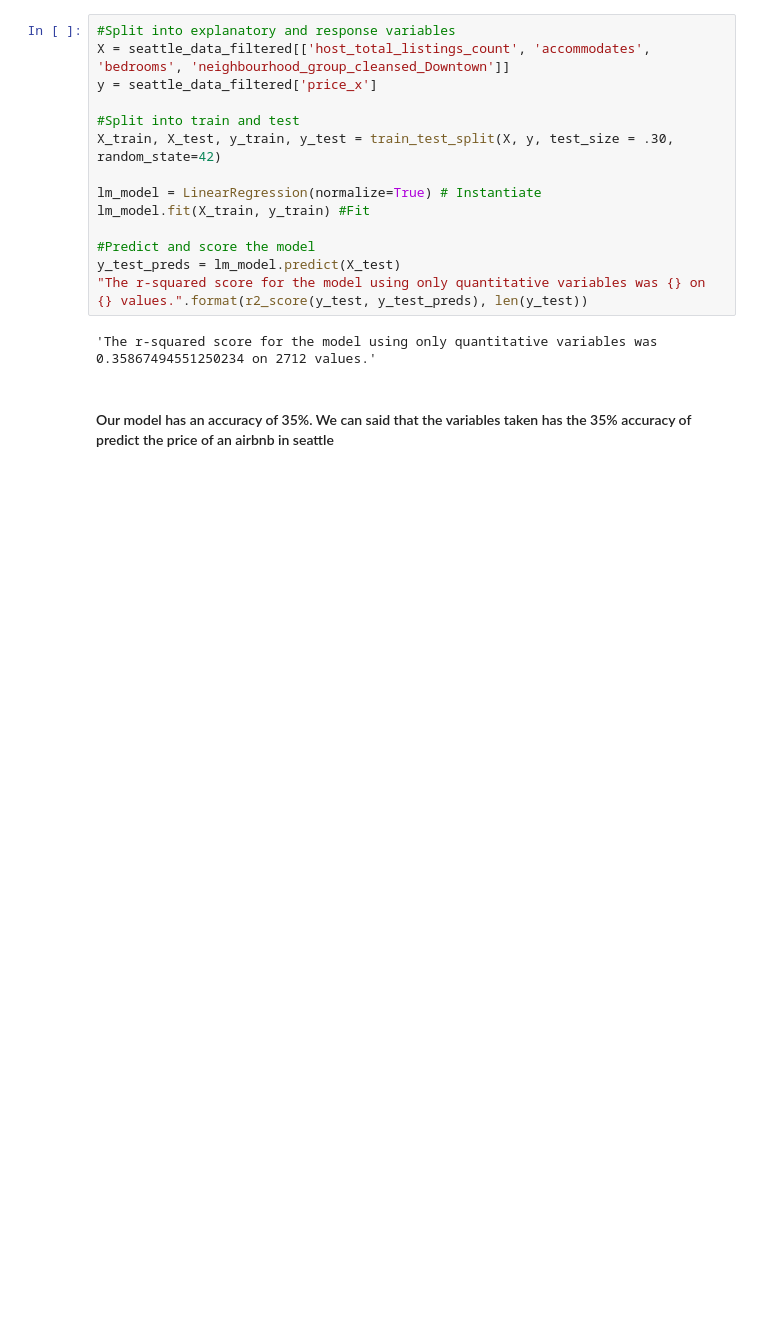
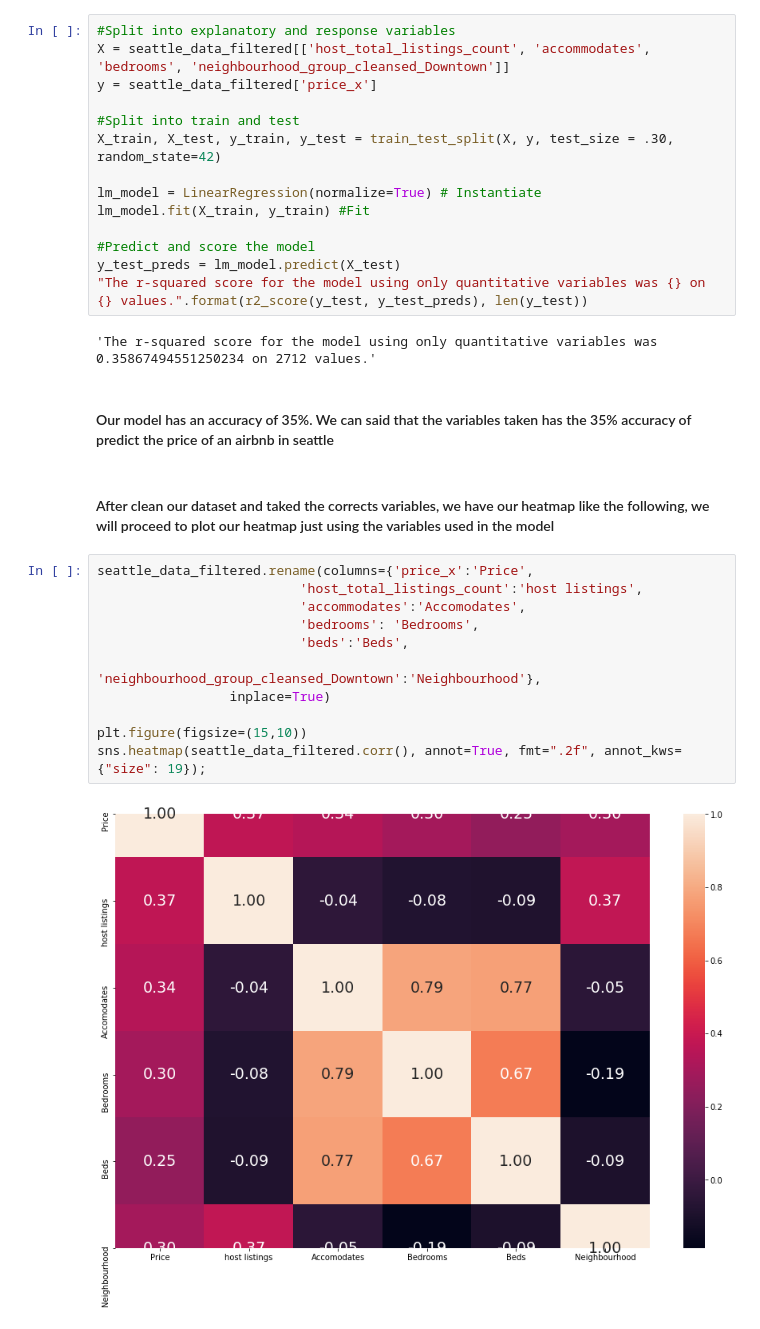
Before and after one commit to charlieba/Datascience-Blog-Airbnb-Seattle, a Jupyter notebook: Prediction Price Model.ipynb, the cells around one changed output. Saved outputs shown, nothing was run; the diff lists cells and outputs as text; blank space fills up the shorter version.

Commit message:
cleaning files

```diff
--- a/Prediction Price Model.ipynb
+++ b/Prediction Price Model.ipynb
@@ -183,3 +179,18 @@ y_test_preds = lm_model.predict(X_test)
 'The r-squared score for the model using only quantitative variables was 0.35867494551250234 on 2712 values.'
 # %% [markdown]
 #### Our model has an accuracy of 35%. We can said that the variables taken has the 35% accuracy of predict the price of an airbnb in seattle
+# %% [markdown]
+#### After clean our dataset and taked the corrects variables, we have our heatmap like the following, we will proceed to plot our heatmap just using the variables used in the model
+# %%
+seattle_data_filtered.rename(columns={'price_x':'Price',
+                          'host_total_listings_count':'host listings',
+                          'accommodates':'Accomodates',
+                          'bedrooms': 'Bedrooms',
+                          'beds':'Beds',
+                           'neighbourhood_group_cleansed_Downtown':'Neighbourhood'},
+                 inplace=True)
+
+plt.figure(figsize=(15,10))
+sns.heatmap(seattle_data_filtered.corr(), annot=True, fmt=".2f", annot_kws={"size": 19});
+# %% [output]
+[figure, added]
```
Also changed, not shown: parts of 2 cells of this notebook, 3 other files.
